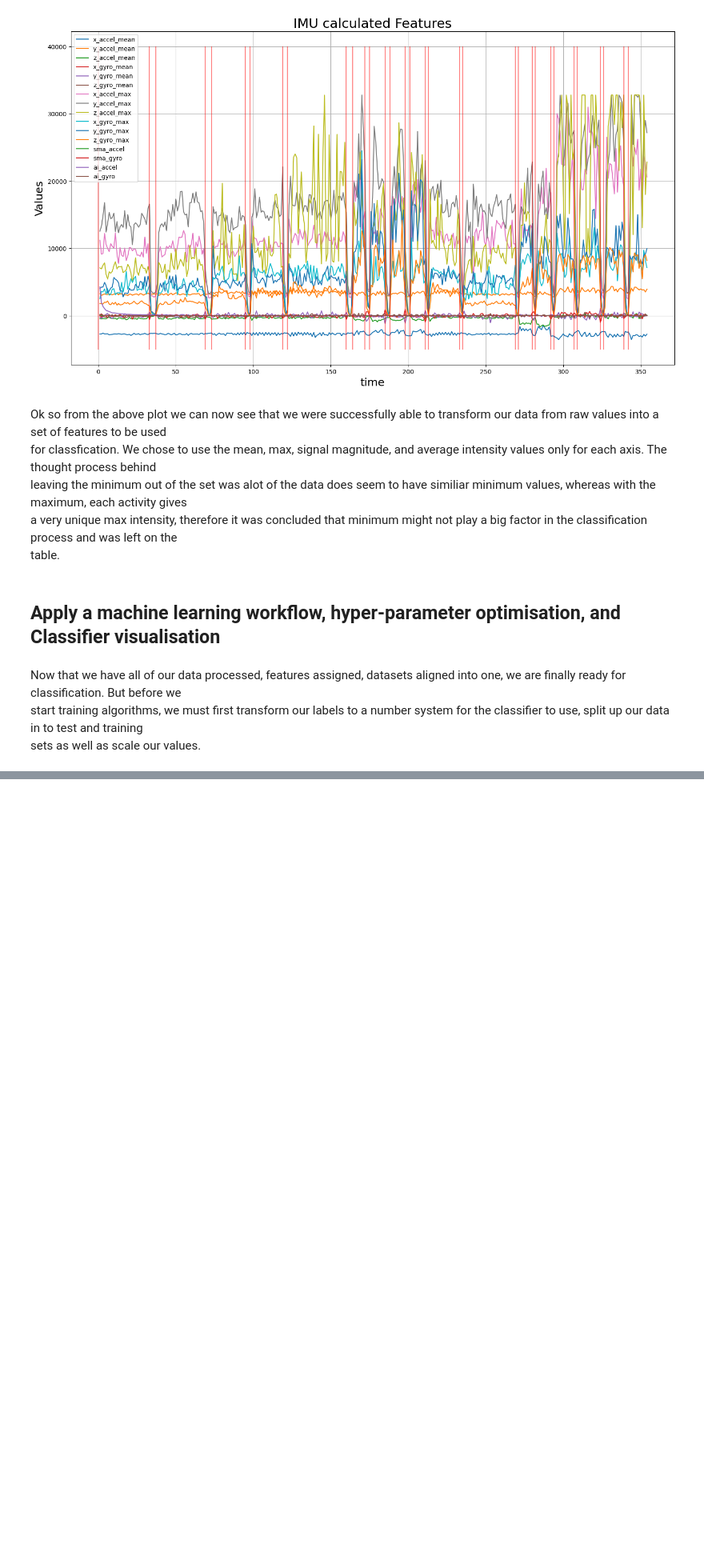
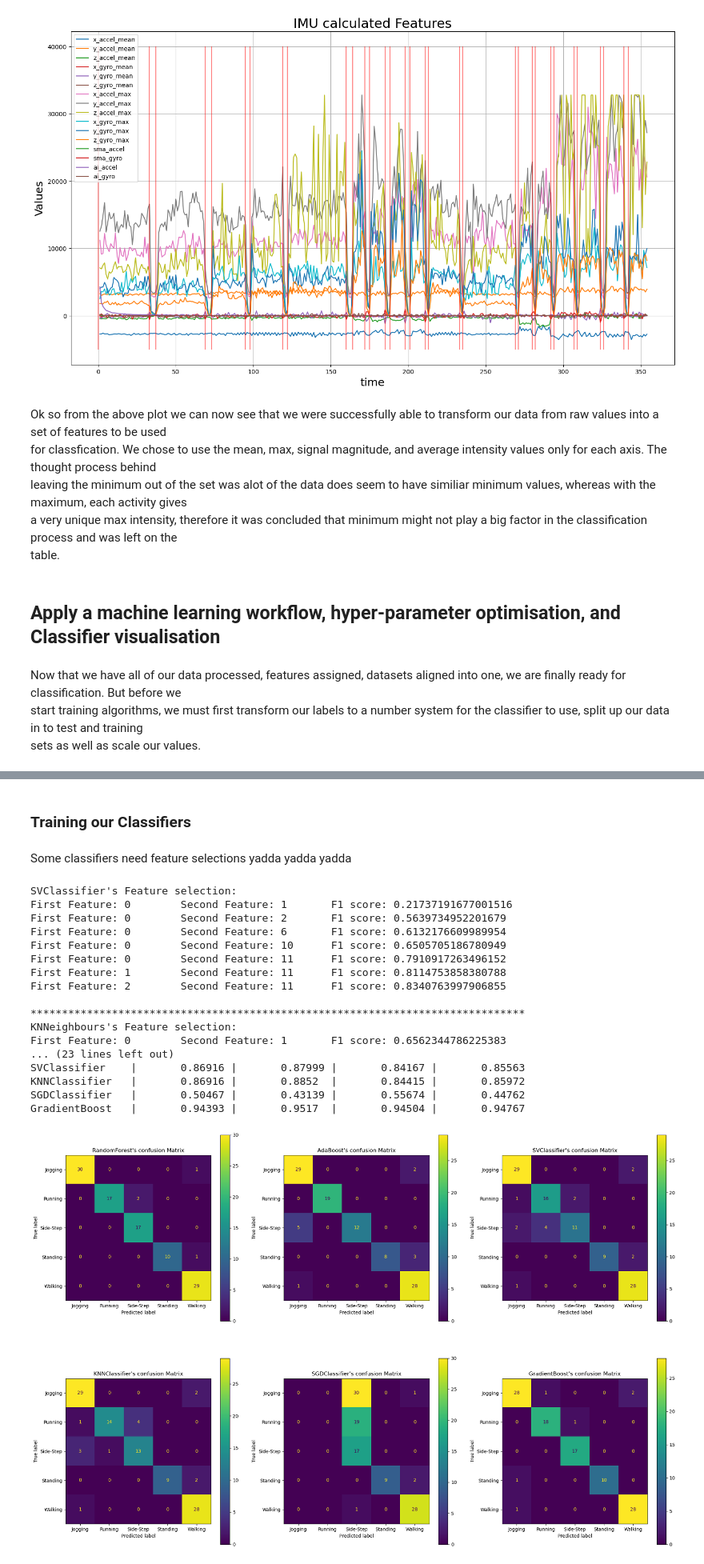
Before and after one commit to Mokoto-K/COSC102-assignment-3, a Jupyter notebook: assignment-3.ipynb, the cells around one changed output, grey strips where cells are left out. Shown at 80% size. Saved outputs shown, nothing was run; the diff lists cells and outputs as text; code cells hidden in the pictures; blank space fills up the shorter version.

```diff
--- a/assignment-3.ipynb
+++ b/assignment-3.ipynb
@@ -728,6 +733,6 @@ X_test = X_test.values
 # Scale our data for classification use
 # I DONT KNOW IF THIS WORKED?
 
-# scaler = StandardScaler()
-# scaler.fit(X_train)
-# scaler.fit(X_test)
+scaler = StandardScaler()
+scaler.fit(X_train)
+scaler.fit(X_test)
@@ -767,3 +807,0 @@ y_pred = ada.predict(X_test)
-# %%
-for name, score in zip(imu_features.columns.drop(["target", "time"]), rnd.feature_importances_):
-    print(name, score)
@@ -914,0 +852,61 @@ F1 score:               0.8927517176074051
+# %% [markdown]
+### Training our Classifiers
+# %% [markdown]
+Some classifiers need feature selections yadda yadda yadda
+# %%
+# Training a random forest classifier
+rnd = RandomForestClassifier(n_estimators=200, max_leaf_nodes=8, n_jobs=-1)
+rnd_clf = rnd.fit(X_train, y_train)
+rnd_clf_pred = rnd_clf.predict(X_test)
+
+# Training and adaptive boost classifier
+ada = AdaBoostClassifier(
+    DecisionTreeClassifier(max_depth=1), n_estimators=500,
+    algorithm="SAMME.R", learning_rate=0.5)
+ada_clf = ada.fit(X_train, y_train)
+ada_clf_pred = ada_clf.predict(X_test)
+
+# Training a Support Vector  Classifier
+svc = SVC()
+svc_clf, best_f1, best_f2 = feature_selection(svc, X_train, y_train, "SVClassifier")
+svc_clf_pred = svc_clf.predict(X_test[:, [best_f1, best_f2]])
+
+# Training a K nearest Neighbours classifier
+knn = KNeighborsClassifier()
+knn_clf, best_f1, best_f2 = feature_selection(knn, X_train, y_train, "KNNeighbours")
+knn_clf_pred = knn_clf.predict(X_test[:, [best_f1, best_f2]])
+
+# Training a Stochastic Gradient decent classifier
+sgd = SGDClassifier()
+sgd_clf, best_f1, best_f2 = feature_selection(sgd, X_train, y_train, "SGDClassifier")
+sgd_clf_pred = sgd_clf.predict(X_test[:, [best_f1, best_f2]])
+
+gbc = GradientBoostingClassifier(max_depth=2, n_estimators=3, learning_rate=1.0)
+gbc_clf = gbc.fit(X_train, y_train)
+gbc_clf_pred = gbc_clf.predict(X_test)
+
+# Create a list of all classifier's predicition scores and their names
+classifier_list = [(rnd_clf_pred, "RandomForest"), (ada_clf_pred, "AdaBoost"), (svc_clf_pred, "SVClassifier"),
+                   (knn_clf_pred, "KNNClassifier"), (sgd_clf_pred, "SGDClassifier"), (gbc_clf_pred, "GradientBoost")]
+
+# call the performance metrics method, passing in the list of classifiers and the x and y test values
+classifiers_performance_metrics(classifier_list, X_test, y_test)
+# %% [output]
+SVClassifier's Feature selection:
+First Feature: 0        Second Feature: 1       F1 score: 0.21737191677001516
+First Feature: 0        Second Feature: 2       F1 score: 0.5639734952201679
+First Feature: 0        Second Feature: 6       F1 score: 0.6132176609989954
+First Feature: 0        Second Feature: 10      F1 score: 0.6505705186780949
+First Feature: 0        Second Feature: 11      F1 score: 0.7910917263496152
+First Feature: 1        Second Feature: 11      F1 score: 0.8114753858380788
+First Feature: 2        Second Feature: 11      F1 score: 0.8340763997906855
+
+*******************************************************************************
+KNNeighbours's Feature selection:
+First Feature: 0        Second Feature: 1       F1 score: 0.6562344786225383
+... (23 lines left out)
+SVClassifier    |       0.86916 |       0.87999 |       0.84167 |       0.85563
+KNNClassifier   |       0.86916 |       0.8852  |       0.84415 |       0.85972
+SGDClassifier   |       0.50467 |       0.43139 |       0.55674 |       0.44762
+GradientBoost   |       0.94393 |       0.9517  |       0.94504 |       0.94767
+[figure, added]
```
Also changed, not shown: parts of 25 cells of this notebook.
